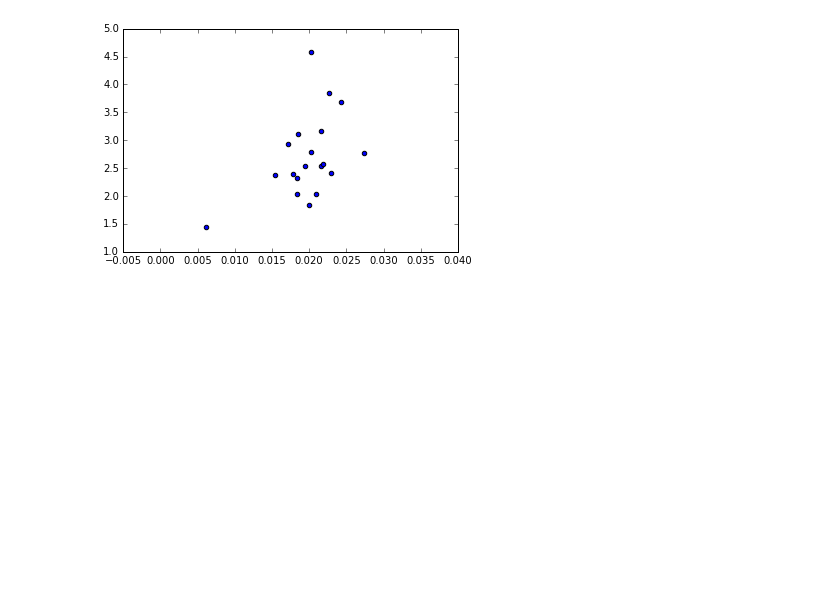
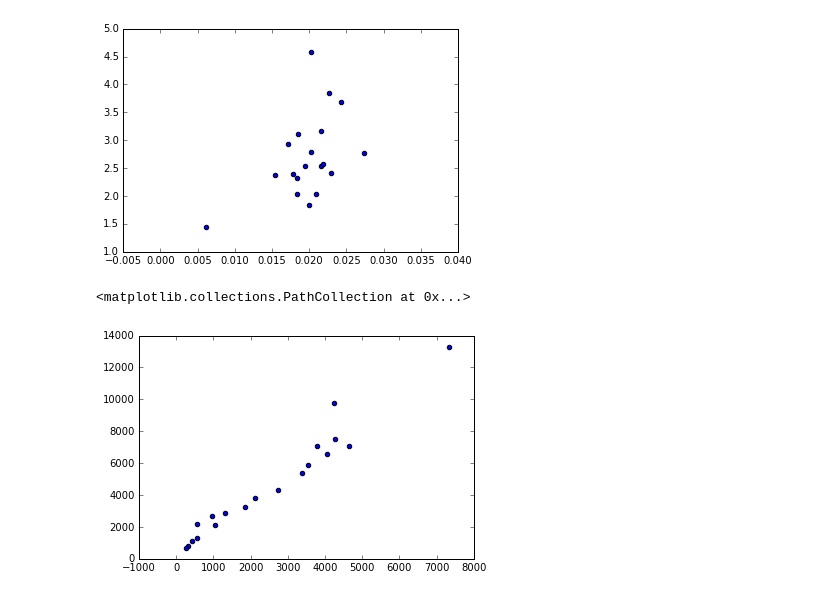
Before and after one commit to navierula/MAZipProject, a Jupyter notebook: Question_3.ipynb, the cells around one changed output. Cells and saved outputs as stored; diff of their text form; code cells hidden in the pictures; blank space fills up the shorter version.

```diff
--- a/Question_3.ipynb
+++ b/Question_3.ipynb
@@ -318,3 +455,26 @@ plt.scatter(x,y)
 # %% [output]
 <matplotlib.collections.PathCollection at 0x...>
 [figure]
+# %%
+#for each cluster of zip codes
+#find the number of dependents per person per group
+depends2 = []
+jreturns2 = []
+for i in range(19):
+    length = len(arr2[i])
+    a = []
+    b = []
+    for j in range(length):    #within each cluster group, for each zip code
+        zip1 = int(arr2[i][j])
+        if d[zip1] != []:
+            a.append(d[zip1]["dependents"])
+            b.append(d[zip1]["returns"])
+    med1 = np.median(a)
+    med2 = np.median(b)
+    depends2.append(med1)
+    jreturns2.append(med2)
+# %%
+plt.scatter(depends2,jreturns2)
+# %% [output]
+<matplotlib.collections.PathCollection at 0x...>
+[figure, added]
```
Also changed, not shown: parts of 18 cells of this notebook, 5 other files.
